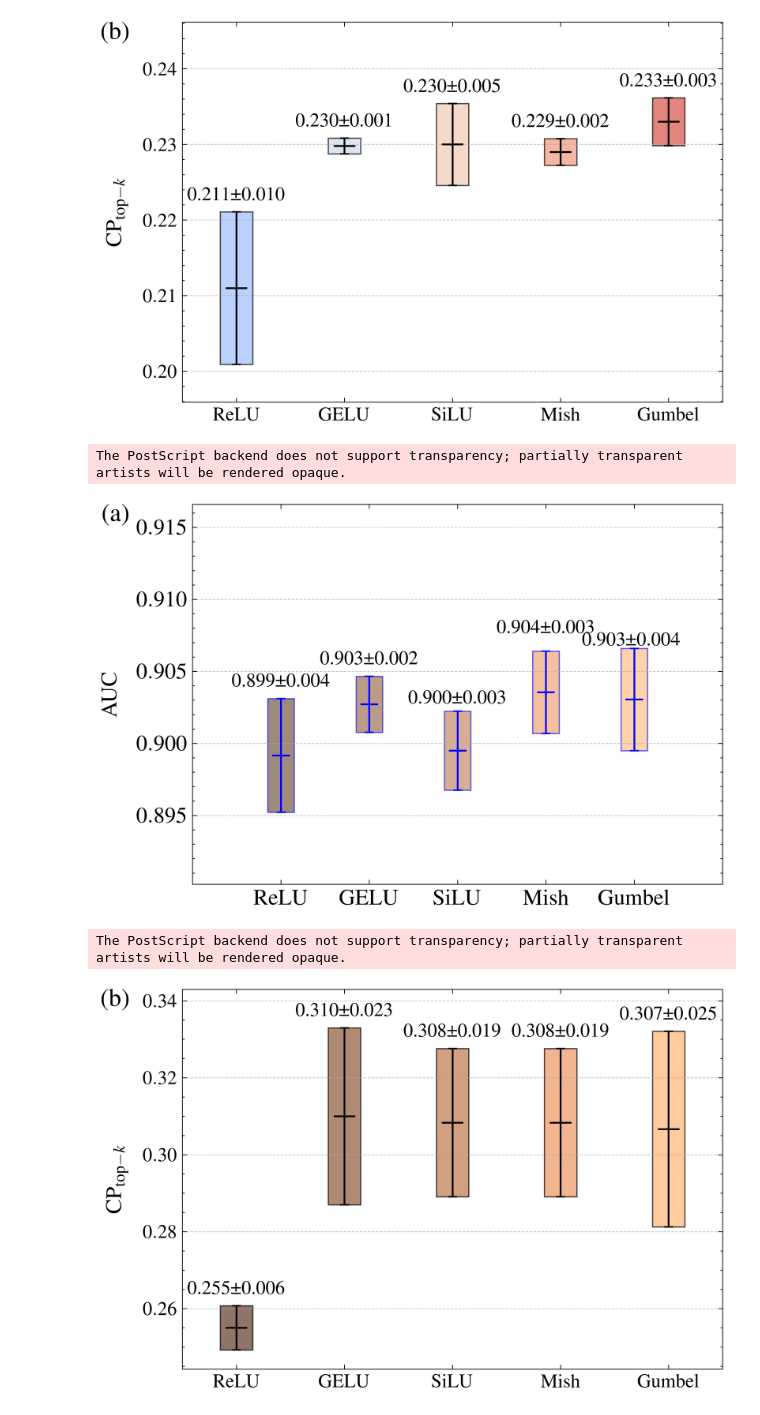
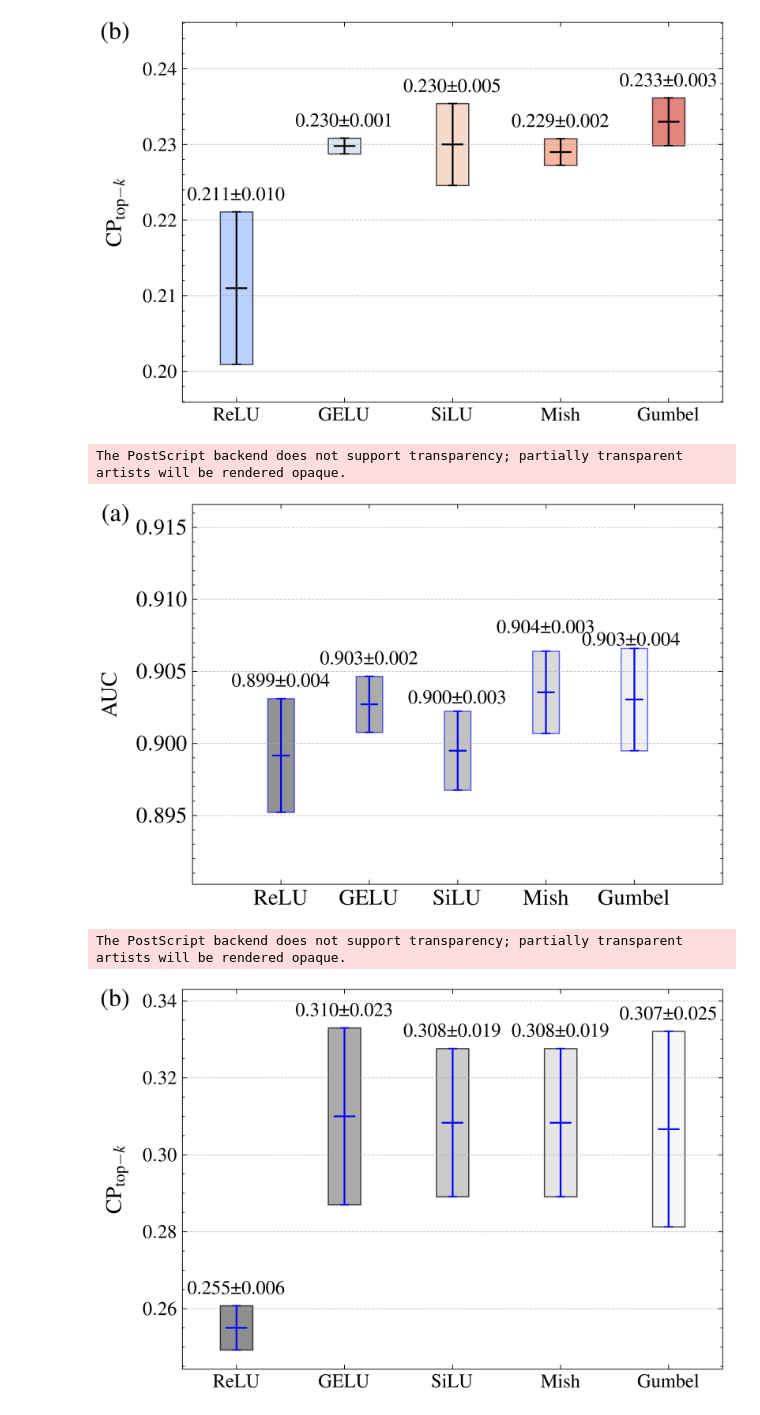
Before and after one commit to resonance-dfb/credit-autoencoder, a Jupyter notebook: Fig3a-b.ipynb, the cells around one changed output. Drawn from its saved outputs; the diff is of its cells as text; code cells hidden in the pictures.

```diff
--- a/Fig3a-b.ipynb
+++ b/Fig3a-b.ipynb
@@ -519,7 +519,7 @@ width = 0.3
 # gray_levels = np.linspace(0.5, 0.9, len(activation_functions))  # 颜色更浅
 # colors = [plt.cm.gray(level) for level in gray_levels]
 #colors = [plt.cm.inferno(i) for i in np.linspace(0.2, 0.9, len(activation_functions))]
-colors = [plt.cm.copper(i) for i in np.linspace(0.3, 0.9, len(activation_functions))]
+colors = [plt.cm.gist_gray(i) for i in np.linspace(0.3, 0.9, len(activation_functions))]
 # 添加网格线
 ax.grid(True, linestyle='--', alpha=0.7, axis='y', zorder=0)
 
@@ -590,7 +590,7 @@ plt.savefig('D:/Credit Card Fraud Detection/Fig6a.eps', format='eps', dpi=800)
 plt.show()
 # %% [output]
 The PostScript backend does not support transparency; partially transparent artists will be rendered opaque.
-[figure, old version]
+[figure, new version]
 # %%
 import torch
 import matplotlib.pyplot as plt
@@ -634,7 +634,7 @@ x = np.arange(len(activation_functions))
 width = 0.3  # 控制柱子的宽度
 
 # 创建颜色列表，使用 Viridis 颜色映射
-colors = [plt.cm.copper(i) for i in np.linspace(0.3, 0.9, len(activation_functions))]
+colors = [plt.cm.Greys_r(i) for i in np.linspace(0.3, 0.9, len(activation_functions))]
 
 # 添加网格线
 ax.grid(True, linestyle='--', alpha=0.7, axis='y', zorder=0)  # 让网格线在最底层
@@ -649,11 +649,11 @@ for i in range(len(activation_functions)):
     ax.bar(x[i], upper - lower, width=width, bottom=lower, color=colors[i], alpha=0.7, edgecolor='black', linewidth=0.8)
 
     # 在矩形中心添加均值线
-    ax.hlines(top_k_means[i], x[i] - width / 3, x[i] + width / 3, colors='black', linestyles='-', linewidth=1.2)
+    ax.hlines(top_k_means[i], x[i] - width / 3, x[i] + width / 3, colors='blue', linestyles='-', linewidth=1.2)
 
     # 使用 errorbar 绘制误差条
     ax.errorbar(x[i], top_k_means[i], yerr=top_k_ci[i], fmt='none',
-                color='black', capsize=3, capthick=1, linestyle='-', linewidth=1.2, zorder=3)
+                color='blue', capsize=3, capthick=1, linestyle='-', linewidth=1.2, zorder=3)
 
     # 添加数值标签
     ax.annotate(f'{top_k_means[i]:.3f}±{top_k_ci[i]:.3f}',
@@ -666,31 +666,31 @@ for i in range(len(activation_functions)):
 # 设置 y 轴标签
 ax.set_ylabel(r'CP$_{\rm top-{\it k}}$', fontsize=15, labelpad=10)
 
 # 设置 x 轴刻度和标签
 ax.set_xticks(x)
 ax.set_xticklabels(activation_functions, fontsize=13)
 ax.tick_params(axis='y', labelsize=13)  # y 轴刻度标签字体大小
 ax.xaxis.set_minor_locator(plt.NullLocator())
 
 # 设置 y 轴范围
 y_min = min(top_k_means - top_k_ci) - 0.005
 y_max = max(top_k_means + top_k_ci) + 0.01
 ax.set_ylim(y_min, y_max)
 
 # 设置 x 轴范围，增加两侧空白
 ax.set_xlim(x[0] - 0.5, x[-1] + 0.5)
 
 # 添加图标标记，例如 (c)
 ax.text(-0.15, 1.0, '(b)', transform=ax.transAxes, fontsize=17, va='top')
 
 # 调整布局
 plt.tight_layout()
 
 # 保存图像
 plt.savefig('D:/Credit Card Fraud Detection/Fig6b.eps', format='eps', dpi=800)
 
 # 显示图像
 plt.show()
 # %% [output]
 The PostScript backend does not support transparency; partially transparent artists will be rendered opaque.
-[figure, old version]
+[figure, new version]
```
Also changed, not shown: parts of 2 cells of this notebook.
